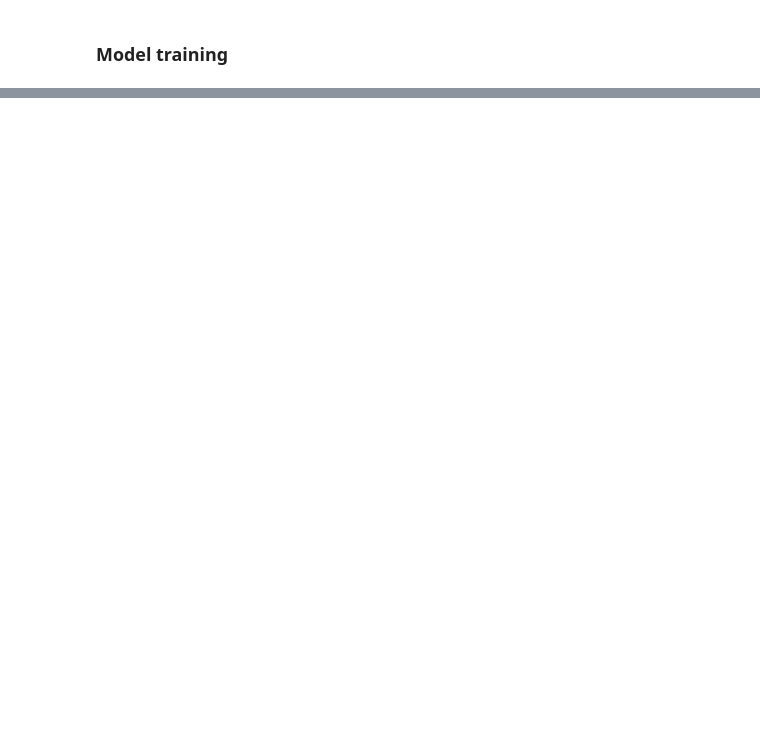
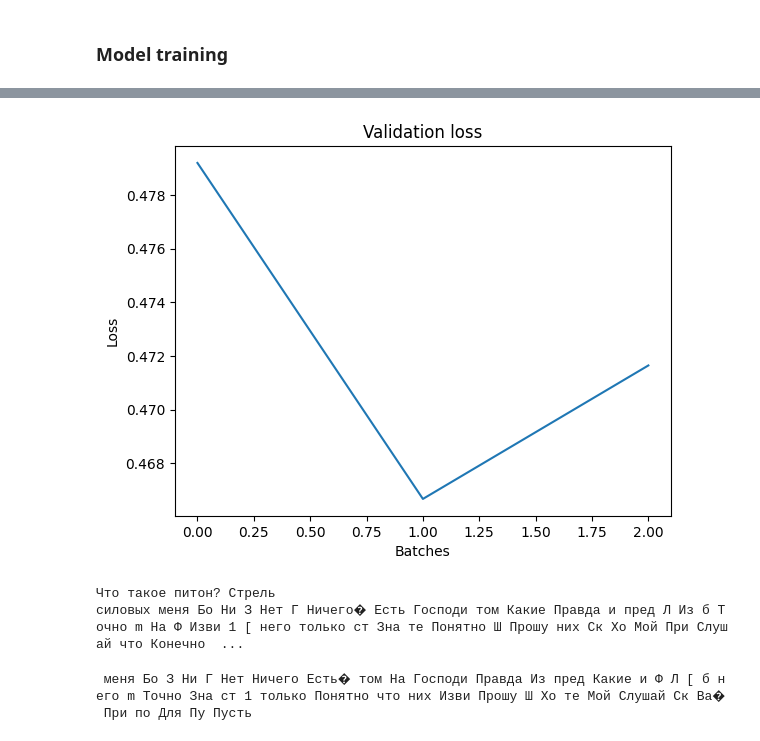
Before and after one commit to smartydan/project_copy, a Jupyter notebook: project.ipynb, the cells around one changed output, grey strips where cells are left out. Cells and saved outputs as stored; diff of their text form; code cells hidden in the pictures; blank space fills up the shorter version.

```diff
--- a/project.ipynb
+++ b/project.ipynb
@@ -141,3 +143,22 @@ ids = df['document.id'].unique()
 ids.shape  # 14196 после дропа по do_text_make_sence = no
 # %% [output]
 (14196,)
+# %%
+def clean(text):
+    text = text.apply(lambda x: str(x))
+    CLEANR = [re.compile('<.*?>'), re.compile("\[.*?\]")]
+    for i in CLEANR:
+        text = text.apply(lambda x: re.sub(i, '', x))
+    text = text.apply(lambda x: x.replace('\\', ''))
+    text = text.apply(lambda x: re.sub(r"([" + re.escape(string.punctuation) + r"])\1+", r"\1", x))
+    text = text.apply(lambda x: re.sub(r"http\S+", '', x))
+    text = text.apply(lambda x: re.sub(r"\r", '', x))
+    text = text.apply(lambda x: re.sub(r'\s+', ' ', x))
+    text = text.apply(lambda x: re.sub(r'\s+', ' ', x))
+    text = text.apply(lambda x: re.sub('"+','"', x))
+    text = text.apply(lambda x: re.sub("'+","'", x))
+    items = string.punctuation + " "
+    text = text.apply(lambda x: x.lstrip(items) if isinstance(x, str) else x)
+    return text
+# %%
+df['source_text'] = clean(df['source_text'])
@@ -212,9 +237,8 @@ Model reloaded. Model tokenizer is BertTokenizerFast(name_or_path='cointegrated/
 ### Trainer <a class="anchor" id="c5"></a>
 # %%
 params = {
-    'batch_size': [10, 20],
-    'lr': [1e-5, 2 * 1e-5, 1e-6, 2 * 1e-6],
-    'max_spoil': range(0, MAX_SPOIL + 1),
-    'spoil_proba': np.arange(0.1, 1 + 0.1, 0.1)
+    'batch_size': [8, 16],
+    'lr': [1e-5, 1e-6, 1e-4],
+    'max_spoil': range(1, MAX_SPOIL + 1, 2),
+    'spoil_proba': np.arange(0.2,  0.8 + 0.1, 0.1)
 }
-params['spoil_proba']
@@ -243,0 +645,3 @@ trainer.plot_metrics(on_train=False)
+# %%
+max_items = 200
+gptTrainer = GPTTrainer(GPTModel, device, train[:max_items], validate[:max_items], test[:max_items], preprocessor=preprocessor, dataset=GPTDataset, args=var_vocab, dataloader=DataLoader)
@@ -243,0 +658,14 @@ trainer.plot_metrics(on_train=False)
+# %%
+gptTrainer.train(1)
+# %% [output]
+[figure, added]
+# %%
+print(gptTrainer.model.generate('Что такое питон?'))
+# %% [output]
+Что такое питон? Стрель силовых меня Бо Ни З Нет Г Ничего� Есть Господи том Какие Правда и пред Л Из б Точно m На Ф Изви 1 [ него только ст Зна те Понятно Ш Прошу них Ск Хо Мой При Слушай что Конечно  ...
+# %%
+for el in gptTrainer.data[0][0]['generated']:
+    print(el[1])
+    break
+# %% [output]
+ меня Бо З Ни Г Нет Ничего Есть� том На Господи Правда Из пред Какие и Ф Л [ б него m Точно Зна ст 1 только Понятно что них Изви Прошу Ш Хо те Мой Слушай Ск Ва� При по Для Пу Пусть
```
Also changed, not shown: parts of 19 cells of this notebook, 5 other files.
